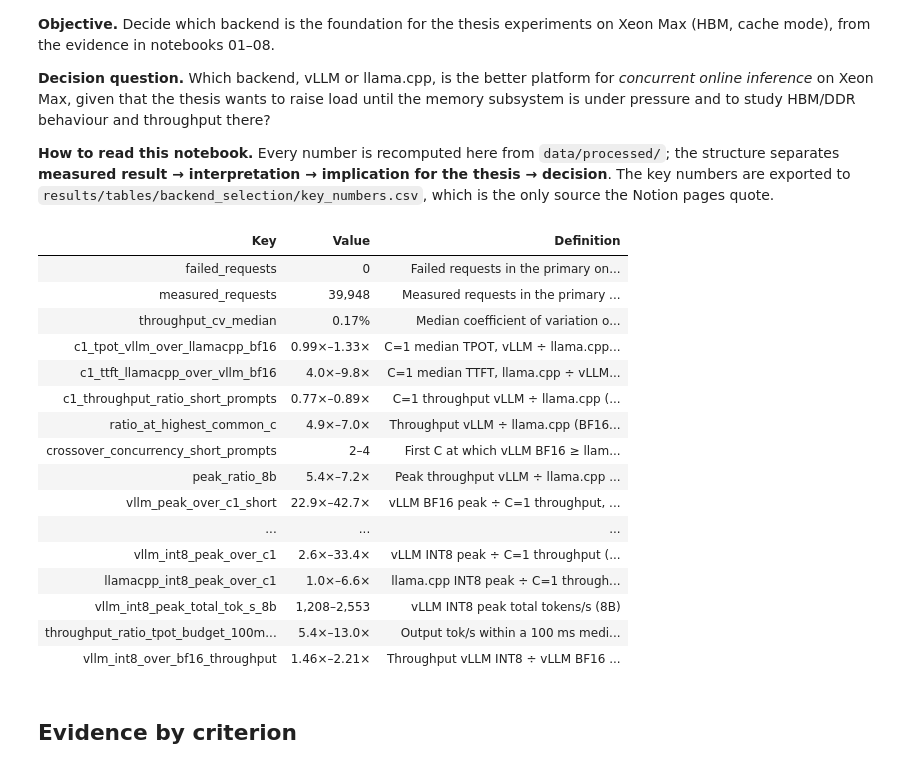
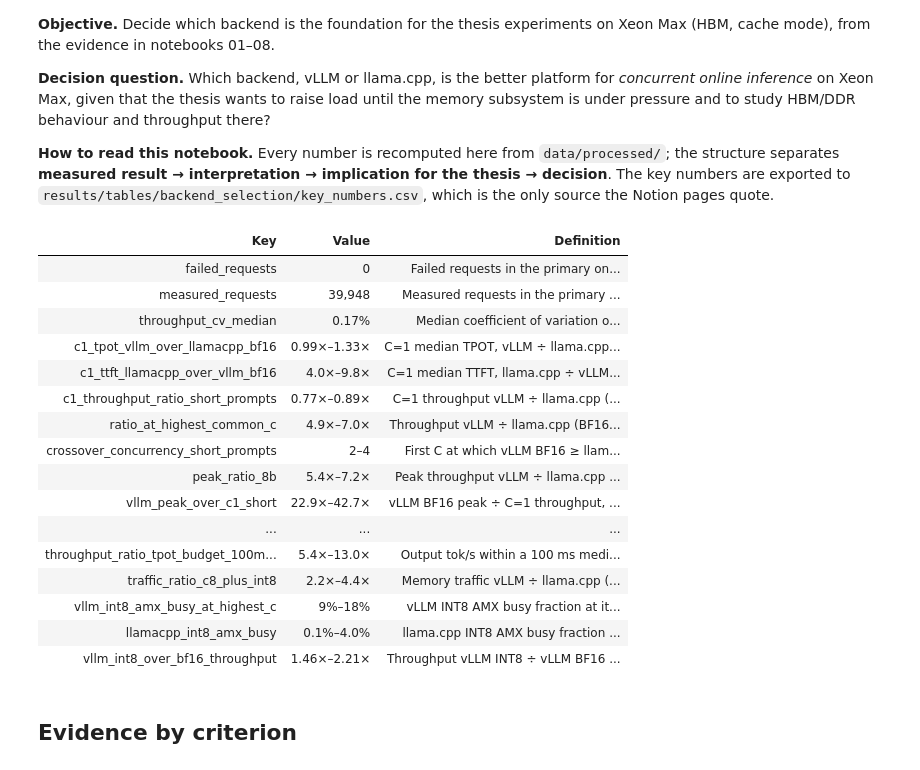
Before and after one commit to struggling-student/llm-backend-analysis, a Jupyter notebook: notebooks/backend_selection/09_backend_selection_summary.ipynb, the cells around one changed output. Saved outputs shown, nothing was run; the diff lists cells and outputs as text; code cells hidden in the pictures.

Commit message:
feat(summary): export INT8-pair key numbers and backend_ratio_int8 for Notion

```diff
--- a/notebooks/backend_selection/09_backend_selection_summary.ipynb
+++ b/notebooks/backend_selection/09_backend_selection_summary.ipynb
@@ -58,6 +58,7 @@ s_int8 = summary[summary["precision"] == "int8"].set_index(["model", "workload"]
 v8_s = s_int8[s_int8["backend"] == "vllm"]
 l8_s = s_int8[s_int8["backend"] == "llama_cpp"].reindex(v8_s.index)
 vllm_prec = comparisons.precision_ratio(pts, "vllm", "total_tok_s_mean")
+traffic_ratio8 = comparisons.backend_ratio(pts, "mem_total_gbs_mean", precision="int8")
 # %%
 def key(name, values, fmt, description):
     v = pd.Series(values, dtype=float).dropna()
@@ -91,37 +92,40 @@ keys = pd.DataFrame([
     key("vllm_bw_share_c1", traffic[traffic["configuration_id"] == "vllm_bf16"]["bw_util_first"], lambda v: pct(v, 0, False), "vLLM BF16 share of sustainable bandwidth at C=1"),
     key("vllm_bw_share_highest_c", traffic[traffic["configuration_id"] == "vllm_bf16"]["bw_util_last"], lambda v: pct(v, 0, False), "vLLM BF16 share of sustainable bandwidth at its highest C"),
     key("curves_traffic_falls", [traffic["traffic_falls_with_c"].mean()], lambda v: pct(v, 0, False), "Share of curves whose traffic at the highest C is below C=1"),
     key("traffic_ratio_c8_plus", traffic_ratio[traffic_ratio["concurrency"] >= 8]["ratio"], x, "Memory traffic vLLM ÷ llama.cpp (BF16) at equal C ≥ 8"),
     key("vllm_bf16_over_llamacpp_int8_peak", cross_int8, x, "Peak throughput vLLM BF16 ÷ llama.cpp INT8 (cross-precision)"),
     key("c1_tpot_vllm_over_llamacpp_int8", tpot_c1_8["ratio"], lambda v: x(v, 2), "C=1 median TPOT, vLLM ÷ llama.cpp (INT8 pair, 8B, all shapes); < 1 = vLLM faster per token"),
     key("c1_throughput_ratio_int8", cross8["ratio_c1"], lambda v: x(v, 2), "C=1 throughput vLLM ÷ llama.cpp (INT8 pair, 8B, all shapes)"),
     key("ratio_at_highest_common_c_int8", cross8["ratio_at_highest_common_c"], x, "Throughput vLLM ÷ llama.cpp (INT8 pair) at the highest concurrency both ran"),
     key("peak_ratio_8b_int8", peak8[peak8["model"] == MODEL]["ratio"], x, "Peak throughput vLLM ÷ llama.cpp (INT8 pair), each at its best C, 8B"),
     key("vllm_int8_peak_over_c1", v8_s["peak_over_c1"], x, "vLLM INT8 peak ÷ C=1 throughput (8B, all shapes)"),
     key("llamacpp_int8_peak_over_c1", l8_s["peak_over_c1"], x, "llama.cpp INT8 peak ÷ C=1 throughput (8B, same shapes)"),
     key("vllm_int8_peak_total_tok_s_8b", v8_s["peak_total_tok_s"], num, "vLLM INT8 peak total tokens/s (8B)"),
     key("throughput_ratio_tpot_budget_100ms_int8", budget_ratio8["vllm"] / budget_ratio8["llama_cpp"], x, "Output tok/s within a 100 ms median TPOT budget, vLLM ÷ llama.cpp (INT8 pair)"),
+    key("traffic_ratio_c8_plus_int8", traffic_ratio8[traffic_ratio8["concurrency"] >= 8]["ratio"], x, "Memory traffic vLLM ÷ llama.cpp (INT8 pair) at equal C ≥ 8"),
+    key("vllm_int8_amx_busy_at_highest_c", hi[hi["configuration_id"] == "vllm_int8"]["amx_busy_frac_mean"], lambda v: pct(v, 0, False), "vLLM INT8 AMX busy fraction at its highest C"),
+    key("llamacpp_int8_amx_busy", pts[pts["configuration_id"] == "llama_cpp_int8"]["amx_busy_frac_mean"], lambda v: pct(v, 1, False), "llama.cpp INT8 AMX busy fraction (all points)"),
     key("vllm_int8_over_bf16_throughput", vllm_prec["ratio"], lambda v: x(v, 2), "Throughput vLLM INT8 ÷ vLLM BF16 at equal C (8B, all points)"),
 ])
 export_table(keys, "key_numbers")
 display(table(keys[["key", "text", "description"]].rename(columns={"key": "Key", "text": "Value", "description": "Definition"})))
 # %% [output]
 | Key | Value | Definition |
 | failed_requests | 0 | Failed requests in the primary on... |
 | measured_requests | 39,948 | Measured requests in the primary ... |
 | throughput_cv_median | 0.17% | Median coefficient of variation o... |
 | c1_tpot_vllm_over_llamacpp_bf16 | 0.99×–1.33× | C=1 median TPOT, vLLM ÷ llama.cpp... |
 | c1_ttft_llamacpp_over_vllm_bf16 | 4.0×–9.8× | C=1 median TTFT, llama.cpp ÷ vLLM... |
 | c1_throughput_ratio_short_prompts | 0.77×–0.89× | C=1 throughput vLLM ÷ llama.cpp (... |
 | ratio_at_highest_common_c | 4.9×–7.0× | Throughput vLLM ÷ llama.cpp (BF16... |
 | crossover_concurrency_short_prompts | 2–4 | First C at which vLLM BF16 ≥ llam... |
 | peak_ratio_8b | 5.4×–7.2× | Peak throughput vLLM ÷ llama.cpp ... |
 | vllm_peak_over_c1_short | 22.9×–42.7× | vLLM BF16 peak ÷ C=1 throughput, ... |
 | ... | ... | ... |
-| vllm_int8_peak_over_c1 | 2.6×–33.4× | vLLM INT8 peak ÷ C=1 throughput (... |
-| llamacpp_int8_peak_over_c1 | 1.0×–6.6× | llama.cpp INT8 peak ÷ C=1 through... |
-| vllm_int8_peak_total_tok_s_8b | 1,208–2,553 | vLLM INT8 peak total tokens/s (8B) |
 | throughput_ratio_tpot_budget_100m... | 5.4×–13.0× | Output tok/s within a 100 ms medi... |
+| traffic_ratio_c8_plus_int8 | 2.2×–4.4× | Memory traffic vLLM ÷ llama.cpp (... |
+| vllm_int8_amx_busy_at_highest_c | 9%–18% | vLLM INT8 AMX busy fraction at it... |
+| llamacpp_int8_amx_busy | 0.1%–4.0% | llama.cpp INT8 AMX busy fraction ... |
 | vllm_int8_over_bf16_throughput | 1.46×–2.21× | Throughput vLLM INT8 ÷ vLLM BF16 ... |
 # %% [markdown]
 ## Evidence by criterion
```
Also changed, not shown: parts of 1 cell of this notebook, 3 other files.
